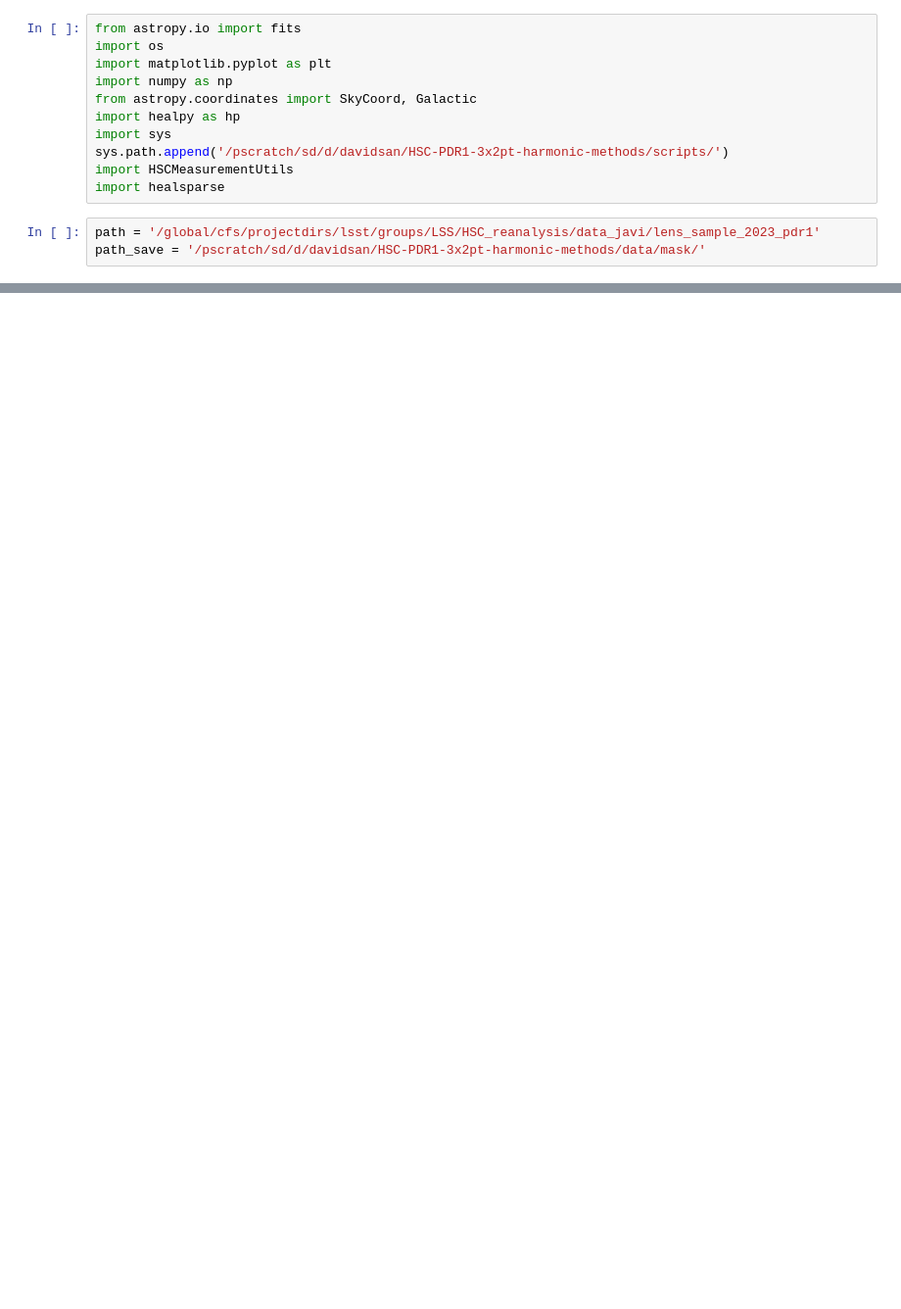
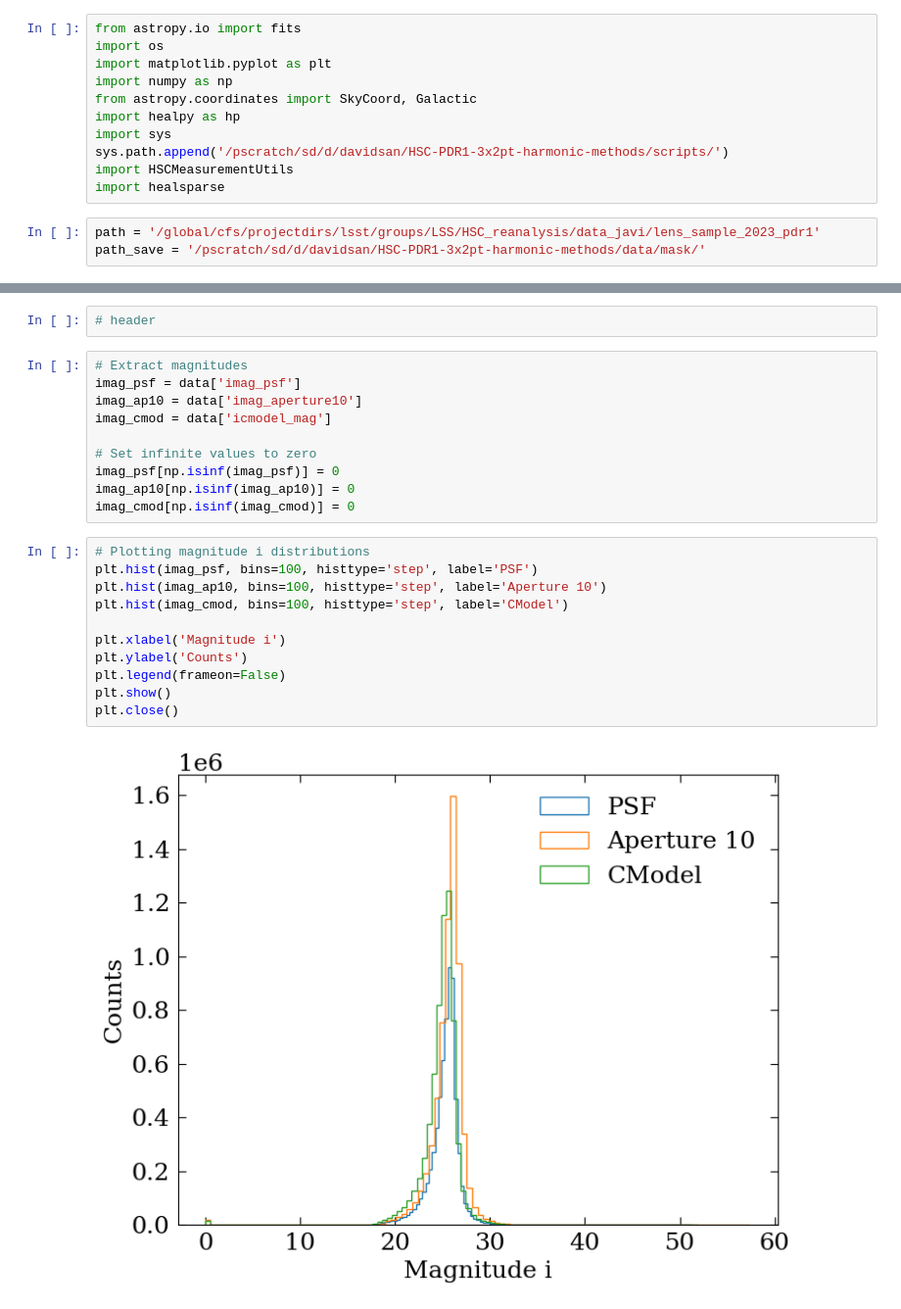
Before and after one commit to davsan06/HSC-PDR1-3x2pt-harmonic-methods, a Jupyter notebook: analysis/NBMask.ipynb, the cells around one changed output, grey strips where cells are left out. Shown at 98% size. Drawn from its saved outputs; the diff is of its cells as text; blank space fills up the shorter version.

```diff
--- a/analysis/NBMask.ipynb
+++ b/analysis/NBMask.ipynb
@@ -148,0 +236,25 @@ hp.mollview(mask, nest=True)
+# %%
+# header
+# %%
+# Extract magnitudes
+imag_psf = data['imag_psf']
+imag_ap10 = data['imag_aperture10']
+imag_cmod = data['icmodel_mag']
+
+# Set infinite values to zero
+imag_psf[np.isinf(imag_psf)] = 0
+imag_ap10[np.isinf(imag_ap10)] = 0
+imag_cmod[np.isinf(imag_cmod)] = 0
+# %%
+# Plotting magnitude i distributions
+plt.hist(imag_psf, bins=100, histtype='step', label='PSF')
+plt.hist(imag_ap10, bins=100, histtype='step', label='Aperture 10')
+plt.hist(imag_cmod, bins=100, histtype='step', label='CModel')
+
+plt.xlabel('Magnitude i')
+plt.ylabel('Counts')
+plt.legend(frameon=False)
+plt.show()
+plt.close()
+# %% [output]
+[figure, added]
```
Also changed, not shown: parts of 29 cells of this notebook.
